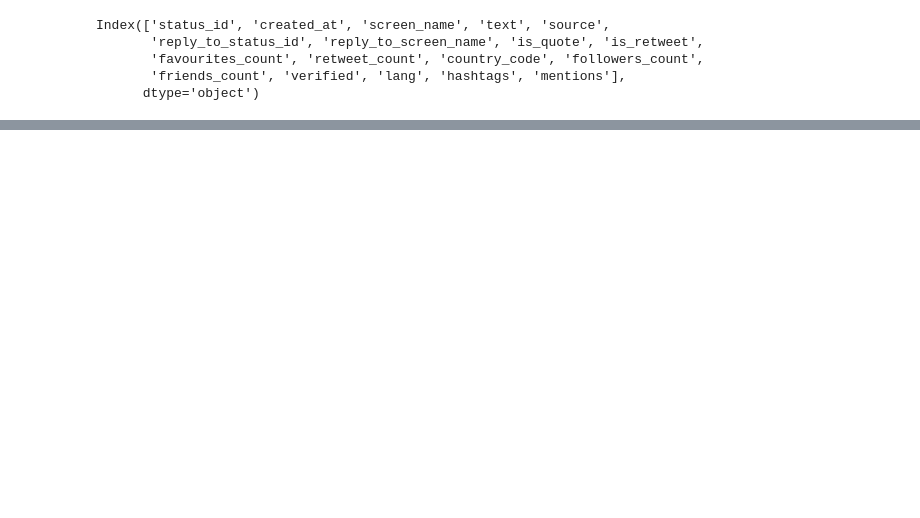
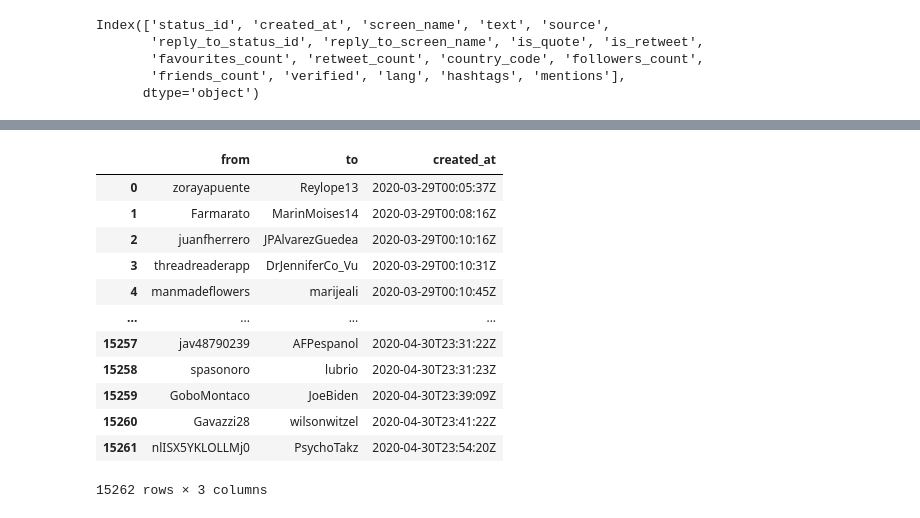
Before and after one commit to MehediH/twitter-covid-19, a Jupyter notebook: twitterNetwork.ipynb, the cells around one changed output, grey strips where cells are left out. Cells and saved outputs as stored; diff of their text form; code cells hidden in the pictures; blank space fills up the shorter version.

```diff
--- a/twitterNetwork.ipynb
+++ b/twitterNetwork.ipynb
@@ -74,0 +81,16 @@ get_hashtag_network(df, 'COVID19')
+# %%
+get_network(df)
+# %% [output]
+|  | from | to | created_at |
+| 0 | zorayapuente | Reylope13 | 2020-03-29T00:05:37Z |
+| 1 | Farmarato | MarinMoises14 | 2020-03-29T00:08:16Z |
+| 2 | juanfherrero | JPAlvarezGuedea | 2020-03-29T00:10:16Z |
+| 3 | threadreaderapp | DrJenniferCo_Vu | 2020-03-29T00:10:31Z |
+| 4 | manmadeflowers | marijeali | 2020-03-29T00:10:45Z |
+| ... | ... | ... | ... |
+| 15257 | jav48790239 | AFPespanol | 2020-04-30T23:31:22Z |
+| 15258 | spasonoro | lubrio | 2020-04-30T23:31:23Z |
+| 15259 | GoboMontaco | JoeBiden | 2020-04-30T23:39:09Z |
+| 15260 | Gavazzi28 | wilsonwitzel | 2020-04-30T23:41:22Z |
+| 15261 | nlISX5YKLOLLMj0 | PsychoTakz | 2020-04-30T23:54:20Z |
+15262 rows × 3 columns
```
Also changed, not shown: parts of 8 cells of this notebook, 2 other files.
